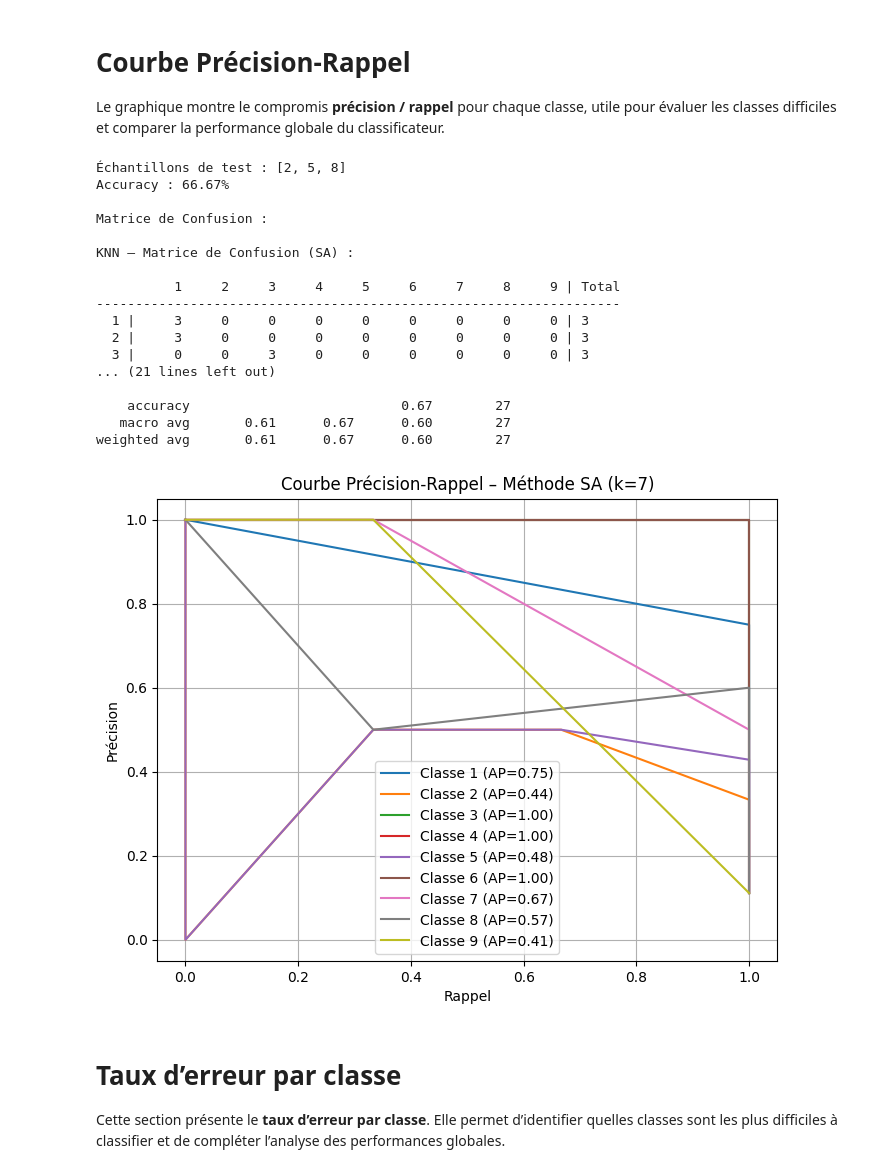
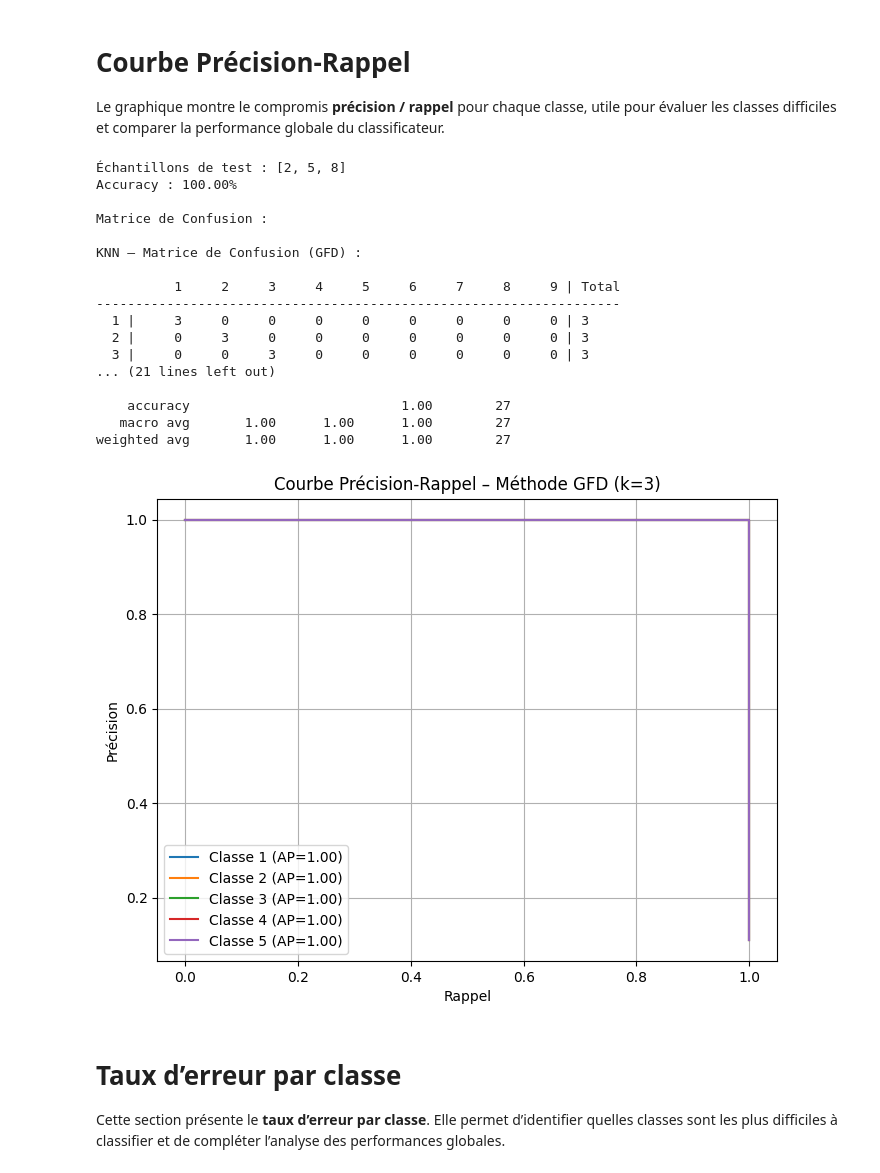
Before and after one commit to NicolasAdamczyk/ProjetRF, a Jupyter notebook: notebook.ipynb, the cells around one changed output. Cells and saved outputs as stored; diff of their text form; code cells hidden in the pictures.

```diff
--- a/notebook.ipynb
+++ b/notebook.ipynb
@@ -208,8 +209,8 @@ import seaborn as sns
 from sklearn.metrics import confusion_matrix, ConfusionMatrixDisplay
 from knn import predire_knn
 
-method = "E34"
-k = 1
+method = "SA"
+k = 3
 n_folds = 5
 classes_list = list(range(1, 10))  # classes 1 à 9
 
@@ -262,8 +263,8 @@ Le graphique montre le compromis **précision / rappel** pour chaque classe, uti
 # ============================
 
 echantillons_test = [2, 5, 8]
-method = "SA"
-k = 7
+method = "GFD"
+k = 3
 
 # Séparer train/test
 X_train, y_train, X_test, y_test = separer_train_test_par_echantillon(data, echantillons_test, method)
@@ -294,41 +295,41 @@ for x in X_test:
     voisins = k_voisins_proches(X_train, y_train, x, k)
     votes = [voisins.count(cls) for cls in classes_list]  # nombre de votes par classe
     y_scores.append(votes)
 
 y_scores = np.array(y_scores)
 
 # Tracer la PR curve pour chaque classe
 plt.figure(figsize=(8,6))
-for i, cls in enumerate(classes_list):
+for i, cls in enumerate(classes_list[:5]):
     precision, recall, _ = precision_recall_curve(y_true_bin[:,i], y_scores[:,i])
     ap = average_precision_score(y_true_bin[:,i], y_scores[:,i])
     plt.plot(recall, precision, label=f"Classe {cls} (AP={ap:.2f})")
 
 plt.xlabel("Rappel")
 plt.ylabel("Précision")
 plt.title(f"Courbe Précision-Rappel – Méthode {method} (k={k})")
 plt.legend()
 plt.grid(True)
 plt.show()
 # %% [output]
 Échantillons de test : [2, 5, 8]
-Accuracy : 66.67%
+Accuracy : 100.00%
 
 Matrice de Confusion :
 
-KNN – Matrice de Confusion (SA) :
+KNN – Matrice de Confusion (GFD) :
 
           1     2     3     4     5     6     7     8     9 | Total
 -------------------------------------------------------------------
   1 |     3     0     0     0     0     0     0     0     0 | 3
-  2 |     3     0     0     0     0     0     0     0     0 | 3
+  2 |     0     3     0     0     0     0     0     0     0 | 3
   3 |     0     0     3     0     0     0     0     0     0 | 3
 ... (21 lines left out)
 
-    accuracy                           0.67        27
-   macro avg       0.61      0.67      0.60        27
-weighted avg       0.61      0.67      0.60        27
+    accuracy                           1.00        27
+   macro avg       1.00      1.00      1.00        27
+weighted avg       1.00      1.00      1.00        27
-[figure, old version]
+[figure, new version]
 # %% [markdown]
 # Taux d’erreur par classe
 
```
Also changed, not shown: parts of 11 cells of this notebook, 1 other file.
